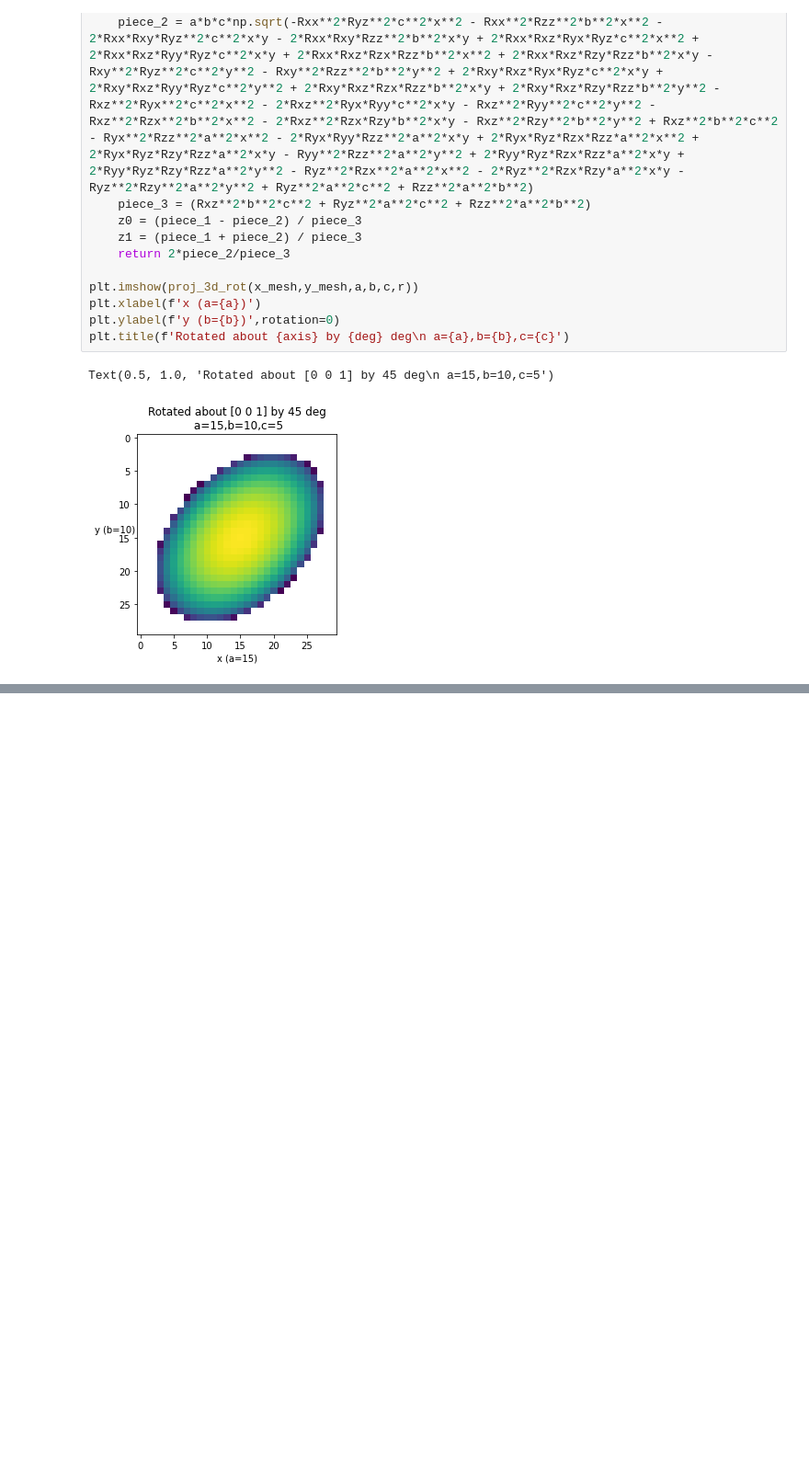
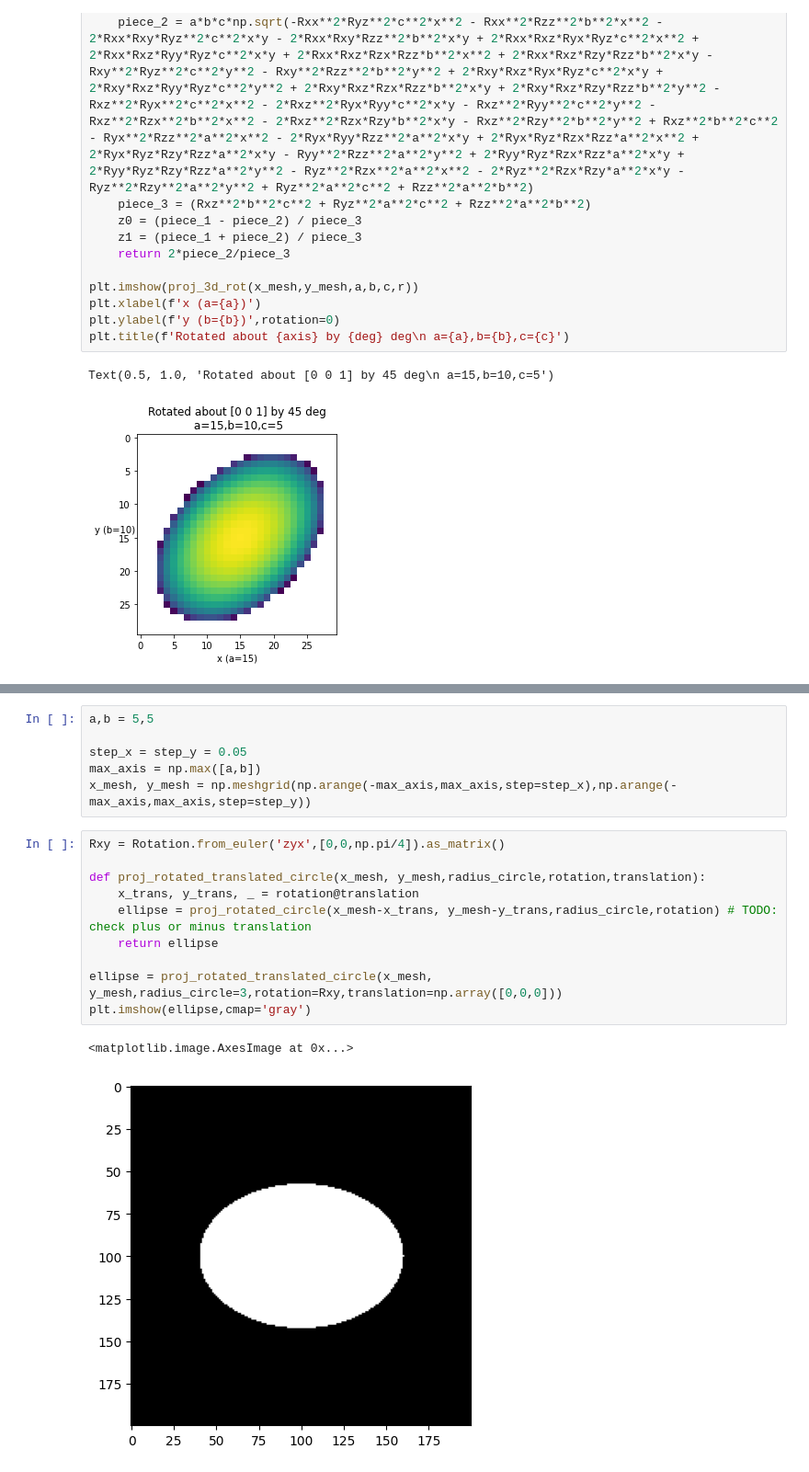
Before and after one commit to h-alvarenga/simSPI, a Jupyter notebook: notebooks/ellipsoid_project.ipynb, the cells around one changed output, grey strips where cells are left out. Shown at 92% size. Drawn from its saved outputs; the diff is of its cells as text; blank space fills up the shorter version.

```diff
--- a/notebooks/ellipsoid_project.ipynb
+++ b/notebooks/ellipsoid_project.ipynb
@@ -371,0 +447,19 @@ Text(0.5, 1.0, 'Rotated about [0 0 1] by 45 deg\n a=15,b=10,c=5')
+# %%
+a,b = 5,5
+
+step_x = step_y = 0.05
+max_axis = np.max([a,b])
+x_mesh, y_mesh = np.meshgrid(np.arange(-max_axis,max_axis,step=step_x),np.arange(-max_axis,max_axis,step=step_y))
+# %%
+Rxy = Rotation.from_euler('zyx',[0,0,np.pi/4]).as_matrix()
+
+def proj_rotated_translated_circle(x_mesh, y_mesh,radius_circle,rotation,translation):
+    x_trans, y_trans, _ = rotation@translation
+    ellipse = proj_rotated_circle(x_mesh-x_trans, y_mesh-y_trans,radius_circle,rotation) # TODO: check plus or minus translation
+    return ellipse
+
+ellipse = proj_rotated_translated_circle(x_mesh, y_mesh,radius_circle=3,rotation=Rxy,translation=np.array([0,0,0]))
+plt.imshow(ellipse,cmap='gray')
+# %% [output]
+<matplotlib.image.AxesImage at 0x...>
+[figure, added]
```
Also changed, not shown: parts of 49 cells of this notebook.
